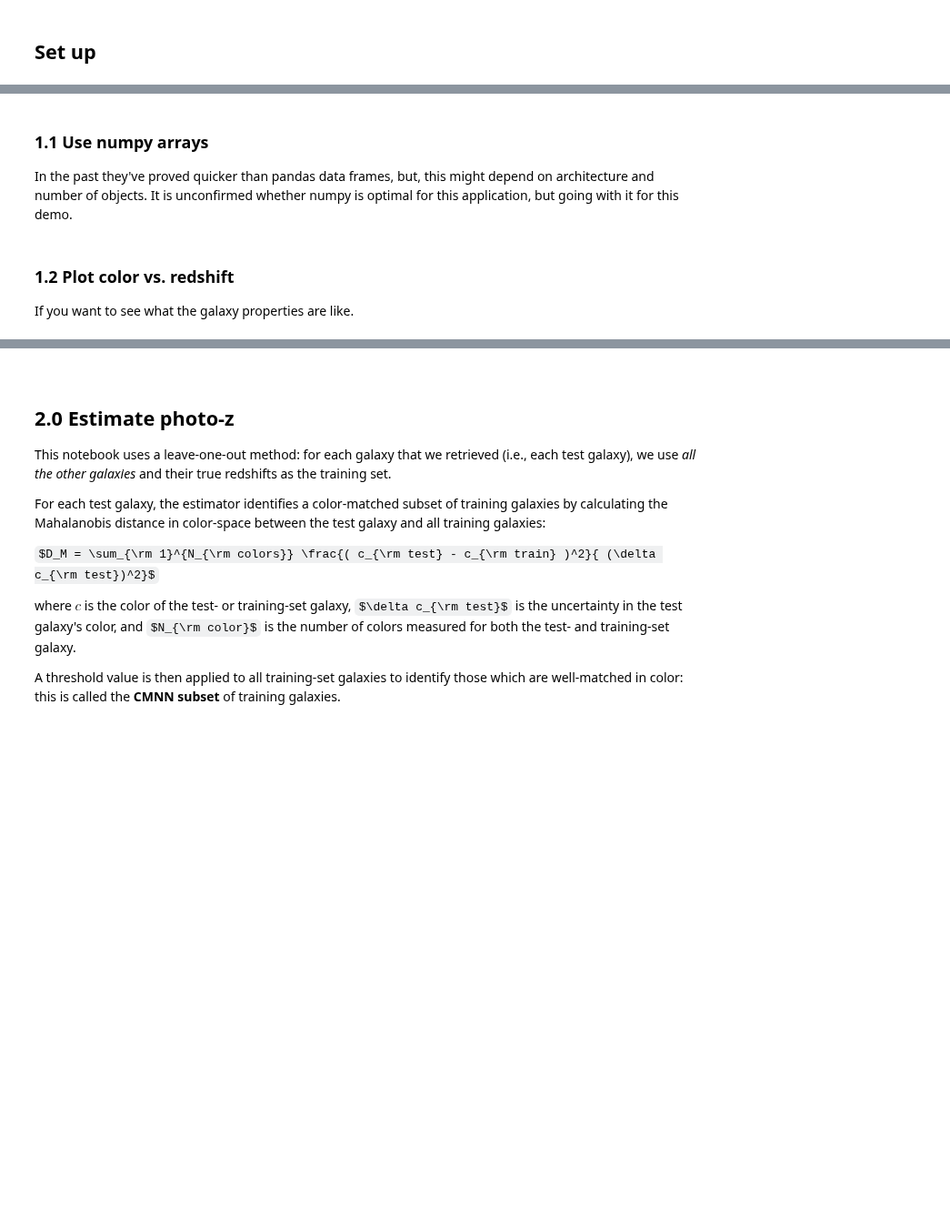
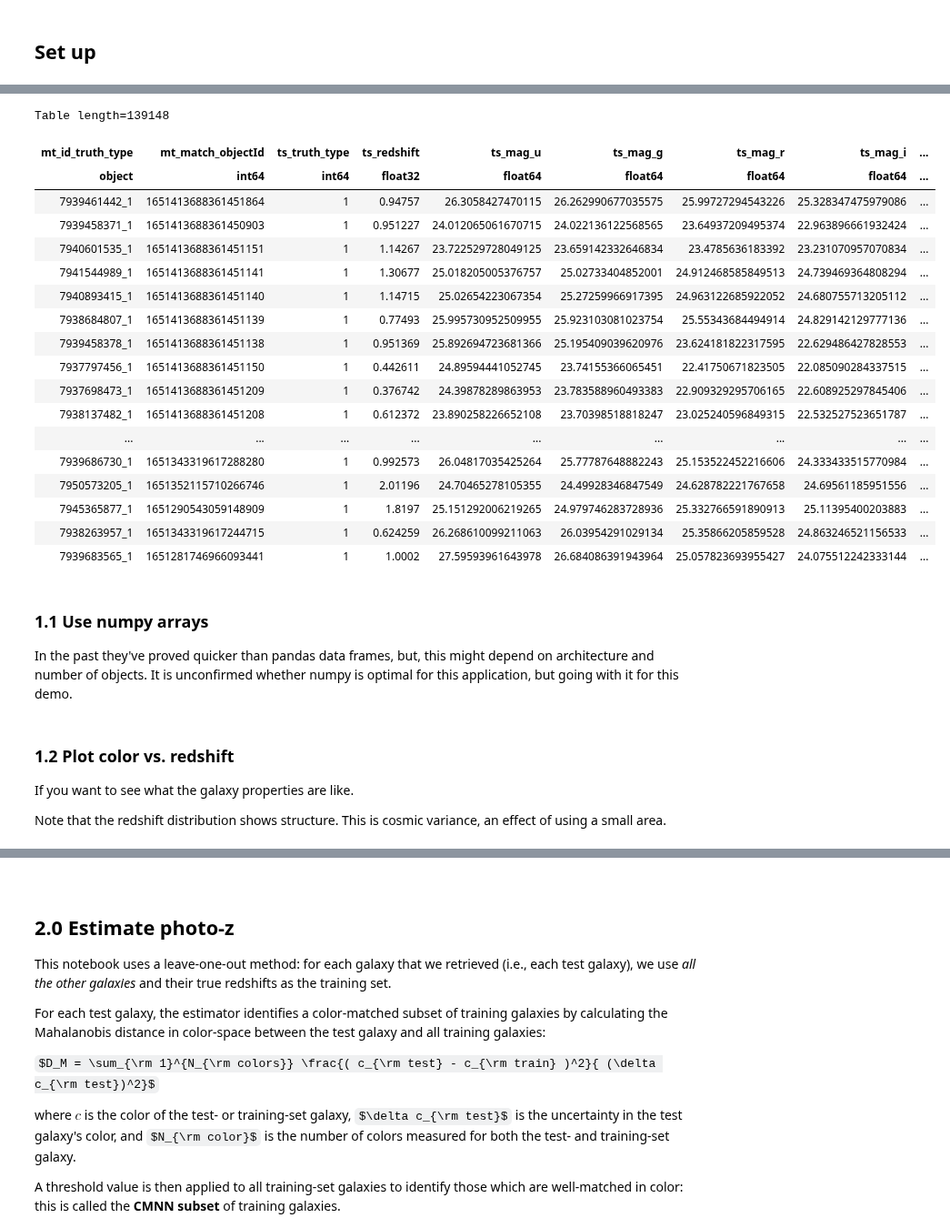
Before and after one commit to rubin-dp0/cst-dev, a Jupyter notebook: MLG_sandbox/DP02/photoz/CMNN_Estimator/leave-one-out_method.ipynb, the cells around one changed output, grey strips where cells are left out. Shown at 91% size. Drawn from its saved outputs; the diff is of its cells as text; code cells hidden in the pictures; some formulas as TeX source; blank space fills up the shorter version.

Commit message:
new truth tables in use

```diff
--- a/MLG_sandbox/DP02/photoz/CMNN_Estimator/leave-one-out_method.ipynb
+++ b/MLG_sandbox/DP02/photoz/CMNN_Estimator/leave-one-out_method.ipynb
@@ -116,0 +113,31 @@ print('Query returned %s matched objects.' % len(results))
+# %%
+query = "SELECT mt.id_truth_type AS mt_id_truth_type, "\
+        "mt.match_objectId AS mt_match_objectId, "\
+        "ts.truth_type AS ts_truth_type, "\
+        "ts.redshift AS ts_redshift, "\
+        "scisql_nanojanskyToAbMag(ts.flux_u) AS ts_mag_u, "\
+        "scisql_nanojanskyToAbMag(ts.flux_g) AS ts_mag_g, "\
+        "scisql_nanojanskyToAbMag(ts.flux_r) AS ts_mag_r, "\
+        "scisql_nanojanskyToAbMag(ts.flux_i) AS ts_mag_i, "\
+        "scisql_nanojanskyToAbMag(ts.flux_z) AS ts_mag_z, "\
+        "scisql_nanojanskyToAbMag(ts.flux_y) AS ts_mag_y, "\
+        "scisql_nanojanskyToAbMag(obj.u_cModelFlux) AS obj_cModelMag_u, "\
+        "scisql_nanojanskyToAbMag(obj.g_cModelFlux) AS obj_cModelMag_g, "\
+        "scisql_nanojanskyToAbMag(obj.r_cModelFlux) AS obj_cModelMag_r, "\
+        "scisql_nanojanskyToAbMag(obj.i_cModelFlux) AS obj_cModelMag_i, "\
+        "scisql_nanojanskyToAbMag(obj.z_cModelFlux) AS obj_cModelMag_z, "\
+        "scisql_nanojanskyToAbMag(obj.y_cModelFlux) AS obj_cModelMag_y, "\
+        "scisql_nanojanskyToAbMagSigma(obj.u_cModelFlux,obj.u_cModelFluxErr) AS obj_cModelMagErr_u, "\
+        "scisql_nanojanskyToAbMagSigma(obj.g_cModelFlux,obj.g_cModelFluxErr) AS obj_cModelMagErr_g, "\
+        "scisql_nanojanskyToAbMagSigma(obj.r_cModelFlux,obj.r_cModelFluxErr) AS obj_cModelMagErr_r, "\
+        "scisql_nanojanskyToAbMagSigma(obj.i_cModelFlux,obj.i_cModelFluxErr) AS obj_cModelMagErr_i, "\
+        "scisql_nanojanskyToAbMagSigma(obj.z_cModelFlux,obj.z_cModelFluxErr) AS obj_cModelMagErr_z, "\
+        "scisql_nanojanskyToAbMagSigma(obj.y_cModelFlux,obj.y_cModelFluxErr) AS obj_cModelMagErr_y "\
+        "FROM dp02_dc2_catalogs.MatchesTruth AS mt "\
+        "JOIN dp02_dc2_catalogs.TruthSummary AS ts ON mt.id_truth_type = ts.id_truth_type "\
+        "JOIN dp02_dc2_catalogs.Object AS obj ON mt.match_objectId = obj.objectId "\
+        "WHERE CONTAINS(POINT('ICRS', ts.ra, ts.dec), CIRCLE('ICRS', 62.0, -37.0, 0.5)) = 1 "\
+        "AND ts.truth_type = 1 "\
+        "AND ts.redshift > 0.05 "\
+        "AND scisql_nanojanskyToAbMag(obj.i_cModelFlux) < 25.2"
+print(query)
@@ -117,3 +154,25 @@ print('Query returned %s matched objects.' % len(results))
+# %%
+results.to_table()
+# %% [output]
+Table length=139148
+| mt_id_truth_type | mt_match_objectId | ts_truth_type | ts_redshift | ts_mag_u | ts_mag_g | ts_mag_r | ts_mag_i | ... |
+| object | int64 | int64 | float32 | float64 | float64 | float64 | float64 | ... |
+| 7939461442_1 | 1651413688361451864 | 1 | 0.94757 | 26.3058427470115 | 26.262990677035575 | 25.99727294543226 | 25.328347475979086 | ... |
+| 7939458371_1 | 1651413688361450903 | 1 | 0.951227 | 24.012065061670715 | 24.022136122568565 | 23.64937209495374 | 22.963896661932424 | ... |
+| 7940601535_1 | 1651413688361451151 | 1 | 1.14267 | 23.722529728049125 | 23.659142332646834 | 23.4785636183392 | 23.231070957070834 | ... |
+| 7941544989_1 | 1651413688361451141 | 1 | 1.30677 | 25.018205005376757 | 25.02733404852001 | 24.912468585849513 | 24.739469364808294 | ... |
+| 7940893415_1 | 1651413688361451140 | 1 | 1.14715 | 25.02654223067354 | 25.27259966917395 | 24.963122685922052 | 24.680755713205112 | ... |
+| 7938684807_1 | 1651413688361451139 | 1 | 0.77493 | 25.995730952509955 | 25.923103081023754 | 25.55343684494914 | 24.829142129777136 | ... |
+| 7939458378_1 | 1651413688361451138 | 1 | 0.951369 | 25.892694723681366 | 25.195409039620976 | 23.624181822317595 | 22.629486427828553 | ... |
+| 7937797456_1 | 1651413688361451150 | 1 | 0.442611 | 24.89594441052745 | 23.74155366065451 | 22.41750671823505 | 22.085090284337515 | ... |
+| 7937698473_1 | 1651413688361451209 | 1 | 0.376742 | 24.39878289863953 | 23.783588960493383 | 22.909329295706165 | 22.608925297845406 | ... |
+| 7938137482_1 | 1651413688361451208 | 1 | 0.612372 | 23.890258226652108 | 23.70398518818247 | 23.025240596849315 | 22.532527523651787 | ... |
+| ... | ... | ... | ... | ... | ... | ... | ... | ... |
+| 7939686730_1 | 1651343319617288280 | 1 | 0.992573 | 26.04817035425264 | 25.77787648882243 | 25.153522452216606 | 24.333433515770984 | ... |
+| 7950573205_1 | 1651352115710266746 | 1 | 2.01196 | 24.70465278105355 | 24.49928346847549 | 24.628782221767658 | 24.69561185951556 | ... |
+| 7945365877_1 | 1651290543059148909 | 1 | 1.8197 | 25.151292006219265 | 24.979746283728936 | 25.332766591890913 | 25.11395400203883 | ... |
+| 7938263957_1 | 1651343319617244715 | 1 | 0.624259 | 26.268610099211063 | 26.03954291029134 | 25.35866205859528 | 24.863246521156533 | ... |
+| 7939683565_1 | 1651281746966093441 | 1 | 1.0002 | 27.59593961643978 | 26.684086391943964 | 25.057823693955427 | 24.075512242333144 | ... |
 # %% [markdown]
 ### 1.1 Use numpy arrays
 
@@ -168,6 +227,9 @@ del results
 ### 1.2 Plot color vs. redshift
 
 If you want to see what the galaxy properties are like.
+
+Note that the redshift distribution shows structure.
+This is cosmic variance, an effect of using a small area.
 # %%
 fig, axs = plt.subplots(2,3, figsize=(14, 7))
 fig.suptitle('true galaxy color vs. true redshift')
```
Also changed, not shown: parts of 14 cells of this notebook.
